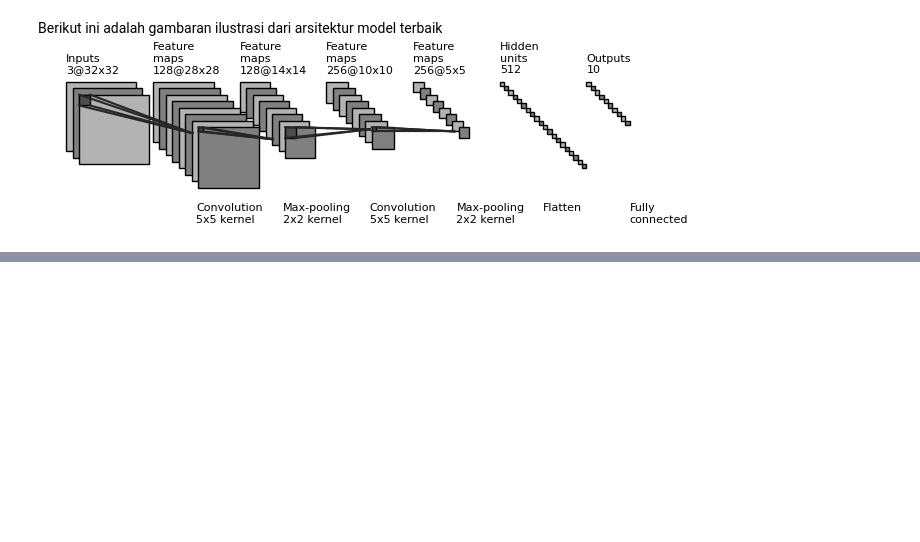
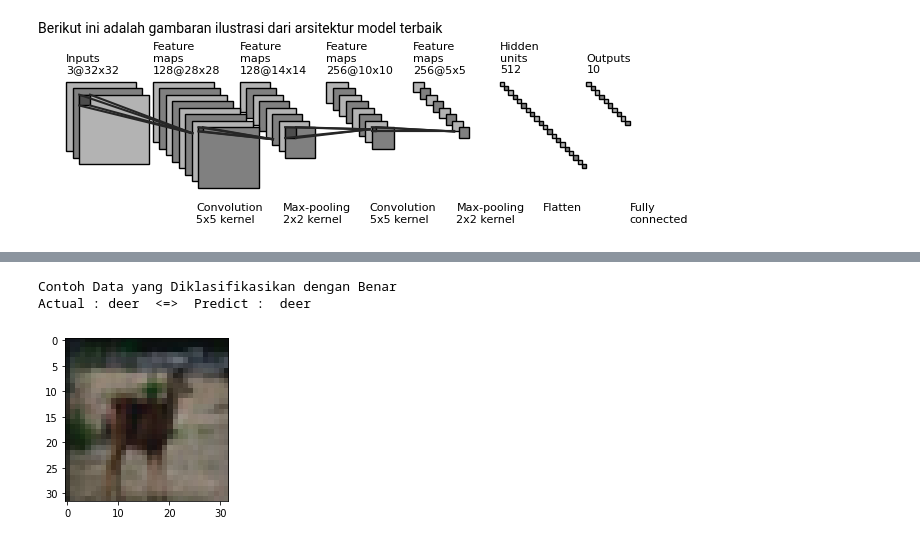
Before and after one commit to rehgend/EksplorasiHyperparameterCNN_NN, a Jupyter notebook: Tugas 1A - Klasifikasi pada Dataset CIFAR10 dengan CNN.ipynb, the cells around one changed output, grey strips where cells are left out. Saved outputs shown, nothing was run; the diff lists cells and outputs as text; code cells hidden in the pictures; blank space fills up the shorter version.

```diff
--- a/Tugas 1A - Klasifikasi pada Dataset CIFAR10 dengan CNN.ipynb
+++ b/Tugas 1A - Klasifikasi pada Dataset CIFAR10 dengan CNN.ipynb
@@ -1251,6 +1251,7 @@ print(onehot_test_label)
 [5000 rows x 10 columns]
 # %%
 # Menguji model terbaik ke testing data yang telah disediakan
+hasil_predict_test = best_model.predict(test_images)
 loss, acc = best_model.evaluate(test_images, onehot_test_label, verbose=1)
 print('Restored model, accuracy: {:5.2f}%'.format(100 * acc))
 # %% [output]
@@ -1258,0 +1260,20 @@ Restored model, accuracy: 73.48%
+# %%
+idx_data_false = []
+idx_data_true = []
+
+image_ind = 0
+for hasil_row in (hasil_predict_test) :
+  if np.argmax(hasil_row) == test_labels[image_ind][0] :
+    idx_data_true.append(image_ind)
+  else :
+    idx_data_false.append(image_ind)
+  image_ind += 1
+
+print("Contoh Data yang Diklasifikasikan dengan Benar")
+plt.figure(figsize=(3,3))
+plt.imshow(np.squeeze(test_images[idx_data_true[0]]), cmap=plt.cm.binary)
+print("Actual :",label_gambar[test_labels[idx_data_true[0]][0]]," <=>  Predict : ",label_gambar[np.argmax(hasil_predict_test[idx_data_true[0]])])
+# %% [output]
+Contoh Data yang Diklasifikasikan dengan Benar
+Actual : deer  <=>  Predict :  deer
+[figure, added]
```
Also changed, not shown: parts of 6 cells of this notebook.
